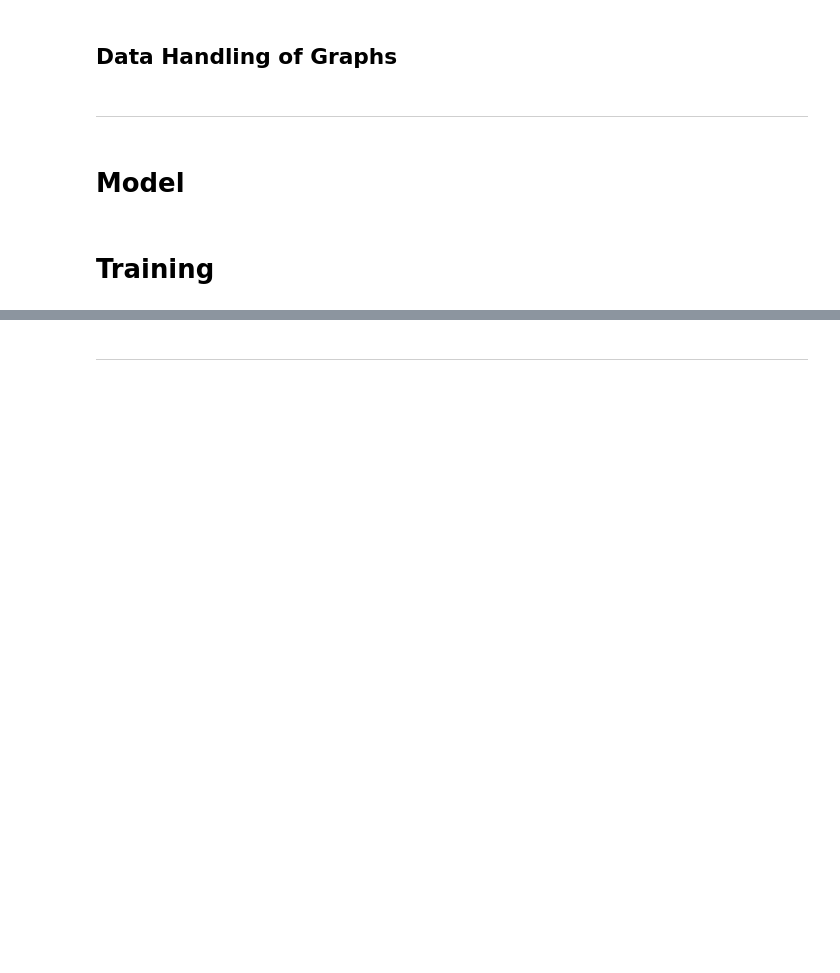
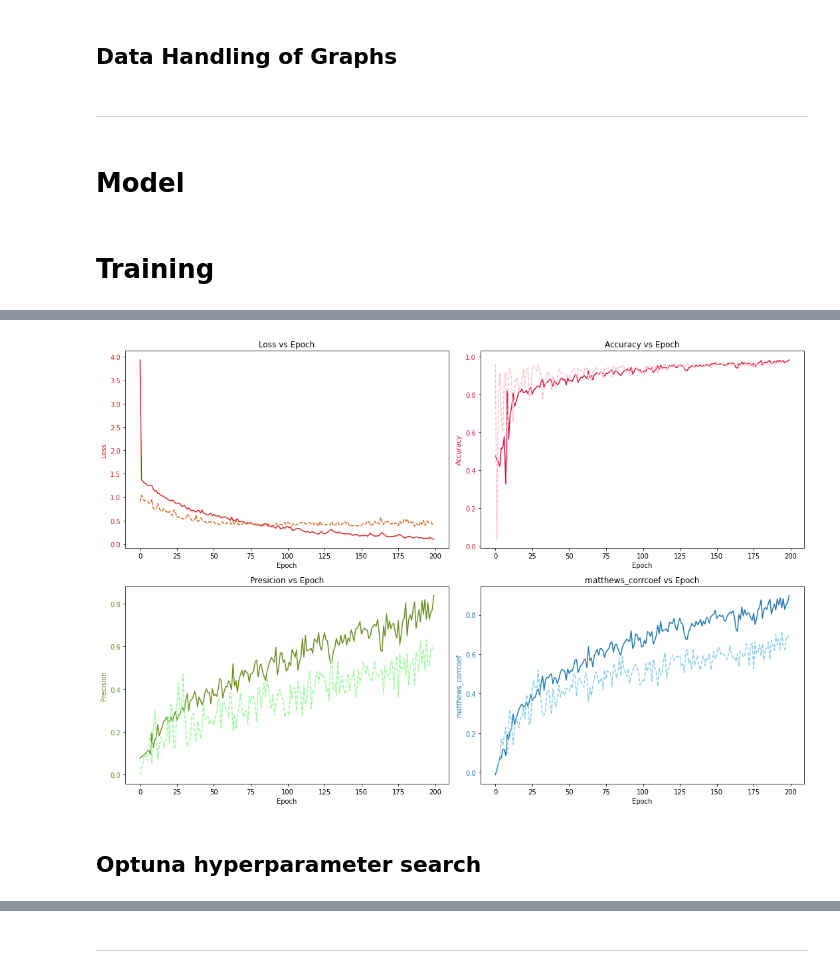
Before and after one commit to AlfilAlex/DataProfesor_community_project, a Jupyter notebook: GNN_w_PYG_inprogress.ipynb, the cells around one changed output, grey strips where cells are left out. Cells and saved outputs as stored; diff of their text form; code cells hidden in the pictures; blank space fills up the shorter version.

```diff
--- a/GNN_w_PYG_inprogress.ipynb
+++ b/GNN_w_PYG_inprogress.ipynb
@@ -74,16 +74,14 @@ class moleculesDS(InMemoryDataset):
     super().__init__(root, transform, pre_transform)
     self.data, self.slices = torch.load(self.processed_paths[0])
 
-
   @property
   def raw_file_names(self):
     return []
 
-
   @property
   def processed_file_names(self):
-    # After preprocesing usinf comment columns
-    files = 'final_v1.pt'
+    # After preprocesing usinf comment columns and NOT Decoys
+    files = 'final_v2.pt'
     return files
 
 
@@ -152,16 +150,15 @@ import torch.nn.functional as F
 
 from torch_geometric.nn.models import AttentiveFP
 
-
 class GCN(torch.nn.Module):
-    def __init__(self, hidden_channels, num_layers, dropout):
+    def __init__(self, in_channels, hidden_channels, num_layers, dropout):
         super(GCN, self).__init__()
         torch.manual_seed(12345)
 
-        self.emb = AtomEncoder(hidden_channels)
+        self.emb = AtomEncoder(in_channels)
         self.bondemb = BondEncoder(3)
 
-        self.AttentiveFP = AttentiveFP(in_channels=hidden_channels, hidden_channels=hidden_channels*10, out_channels=1,
+        self.AttentiveFP = AttentiveFP(in_channels=in_channels, hidden_channels=hidden_channels, out_channels=1,
                      edge_dim=3, num_layers=num_layers, num_timesteps=1, dropout=dropout)
 
 
@@ -296,0 +492,46 @@ Device is: cpu
+# %%
+fig, ax1 = plt.subplots(2, 2, figsize=(18,10))
+t = range(EPOCHS)
+
+
+# Loss
+ax1[0, 0].set_title('Loss vs Epoch')
+ax1[0, 0].set_xlabel('Epoch')
+ax1[0, 0].set_ylabel('Loss', color='tab:red')
+ax1[0, 0].tick_params(axis='y', labelcolor='tab:red')
+ax1[0, 0].plot(t, train_total_loss, color='tab:red')
+ax1[0, 0].plot(t, test_total_loss, color='chocolate', linestyle='dashed')
+
+# Presicion
+ax1[1, 0].set_title('Presicion vs Epoch')
+ax1[1, 0].set_xlabel('Epoch')
+ax1[1, 0].set_ylabel('Precision', color='olivedrab')
+ax1[1, 0].tick_params(axis='y', labelcolor='olivedrab')
+
+ax1[1, 0].plot(t, train_precision_score, color='olivedrab')
+ax1[1, 0].plot(t, test_precision_score, color='palegreen', linestyle='dashed')
+
+# matthews_corrcoef
+ax1[1, 1].set_title('matthews_corrcoef vs Epoch')
+ax1[1, 1].set_xlabel('Epoch')
+ax1[1, 1].set_ylabel('matthews_corrcoef', color='tab:blue')
+ax1[1, 1].tick_params(axis='y', labelcolor='tab:blue')
+
+ax1[1, 1].plot(t, train_matthews_corrcoef, color='tab:blue')
+ax1[1, 1].plot(t, test_matthews_corrcoef, color='skyblue', linestyle='dashed')
+
+# Accuracy
+ax1[0, 1].set_title('Accuracy vs Epoch')
+ax1[0, 1].set_ylabel('Accuracy', color='crimson')
+ax1[0, 1].set_xlabel('Epoch')
+ax1[0, 1].tick_params(axis='y', labelcolor='crimson')
+
+ax1[0, 1].plot(t, train_accuracy, color='crimson')
+ax1[0, 1].plot(t, test_accuracy, color='pink', linestyle='dashed')
+
+fig.tight_layout()
+plt.show()
+# %% [output]
+[figure, added]
+# %% [markdown]
+## Optuna hyperparameter search
```
Also changed, not shown: parts of 8 cells of this notebook, 1 other file.
